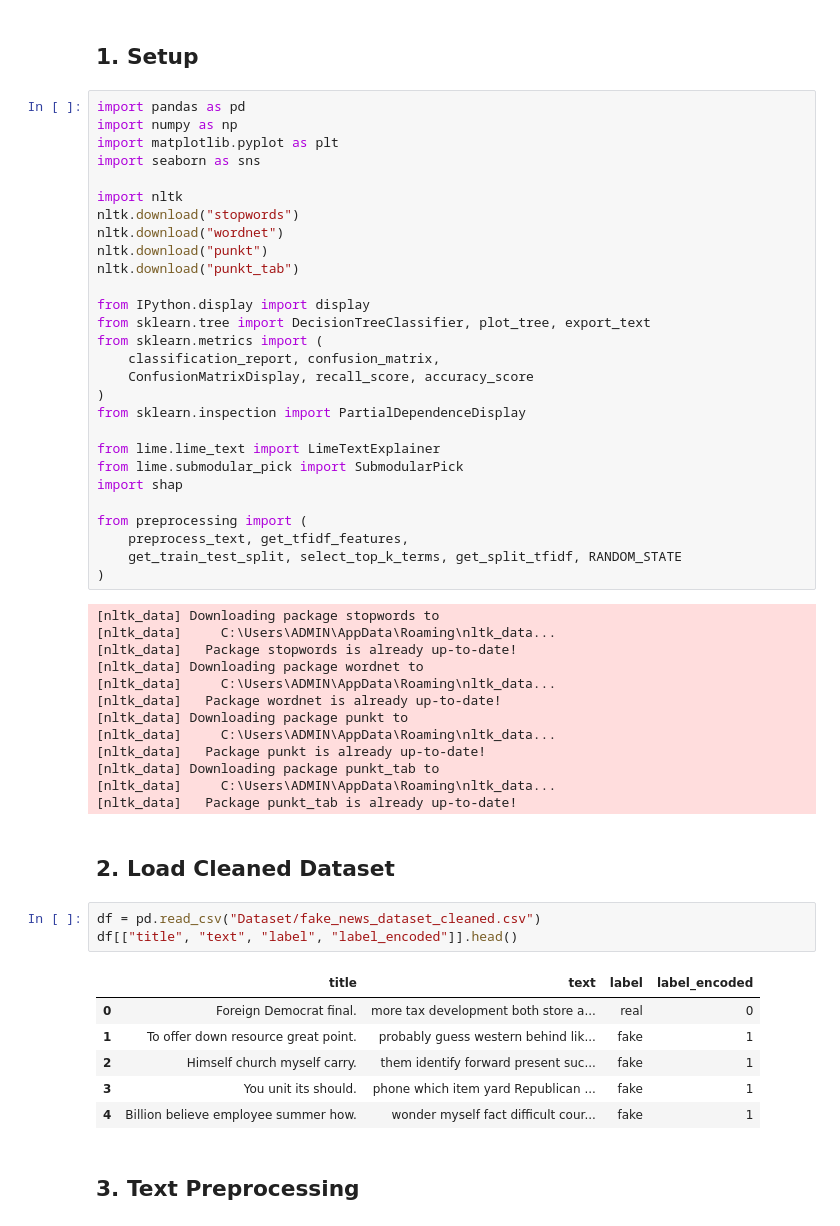
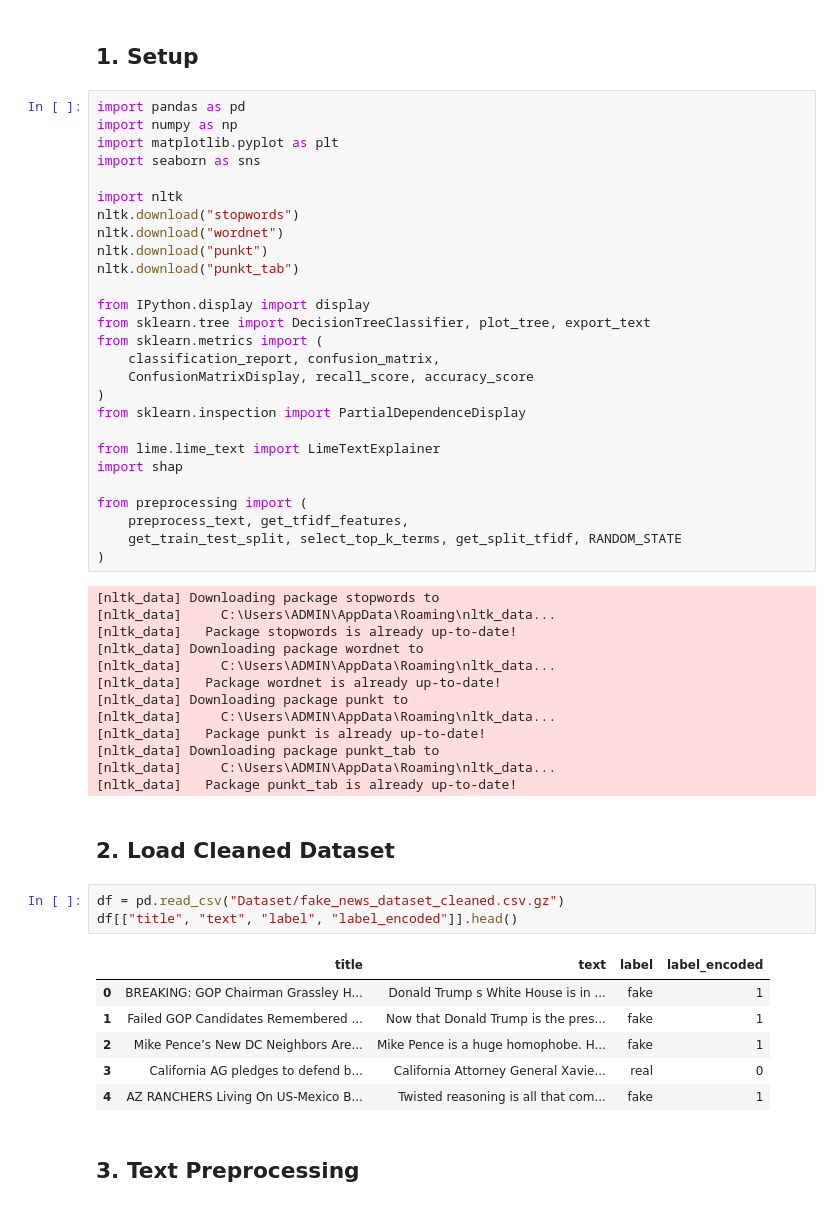
Before and after one commit to jirapon000/XDS_Fake_New_Detection, a Jupyter notebook: decision_tree.ipynb, the cells around one changed output. Saved outputs shown, nothing was run; the diff lists cells and outputs as text.

```diff
--- a/decision_tree.ipynb
+++ b/decision_tree.ipynb
@@ -27,7 +27,6 @@ from sklearn.metrics import (
 from sklearn.inspection import PartialDependenceDisplay
 
 from lime.lime_text import LimeTextExplainer
-from lime.submodular_pick import SubmodularPick
 import shap
 
 from preprocessing import (
@@ -50,15 +49,15 @@ from preprocessing import (
 # %% [markdown]
 ## 2. Load Cleaned Dataset
 # %%
-df = pd.read_csv("Dataset/fake_news_dataset_cleaned.csv")
+df = pd.read_csv("Dataset/fake_news_dataset_cleaned.csv.gz")
 df[["title", "text", "label", "label_encoded"]].head()
 # %% [output]
 |  | title | text | label | label_encoded |
-| 0 | Foreign Democrat final. | more tax development both store a... | real | 0 |
-| 1 | To offer down resource great point. | probably guess western behind lik... | fake | 1 |
-| 2 | Himself church myself carry. | them identify forward present suc... | fake | 1 |
-| 3 | You unit its should. | phone which item yard Republican ... | fake | 1 |
-| 4 | Billion believe employee summer how. | wonder myself fact difficult cour... | fake | 1 |
+| 0 | BREAKING: GOP Chairman Grassley H... | Donald Trump s White House is in ... | fake | 1 |
+| 1 | Failed GOP Candidates Remembered ... | Now that Donald Trump is the pres... | fake | 1 |
+| 2 | Mike Pence’s New DC Neighbors Are... | Mike Pence is a huge homophobe. H... | fake | 1 |
+| 3 | California AG pledges to defend b... | California Attorney General Xavie... | real | 0 |
+| 4 | AZ RANCHERS Living On US-Mexico B... | Twisted reasoning is all that com... | fake | 1 |
 # %% [markdown]
 ## 3. Text Preprocessing
 # %%
```
Also changed, not shown: parts of 31 cells of this notebook, 11 other files.
